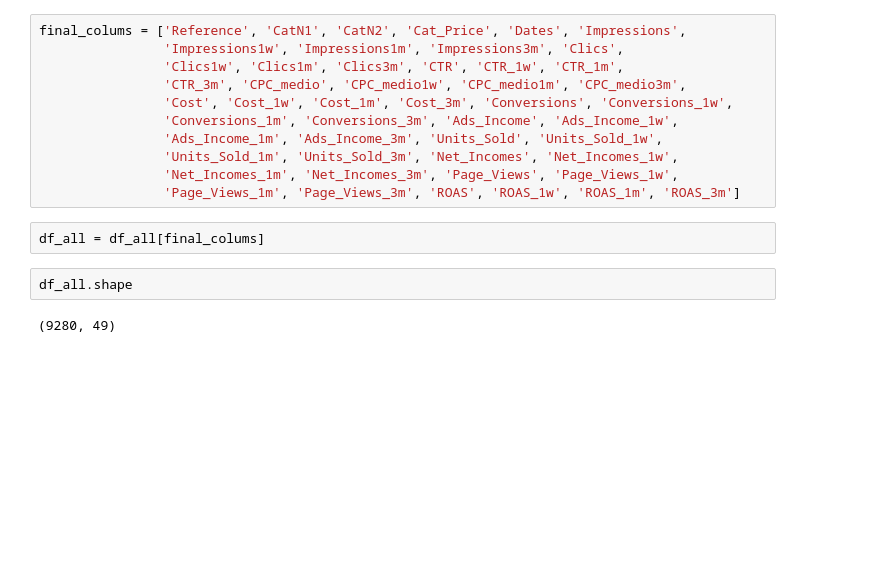
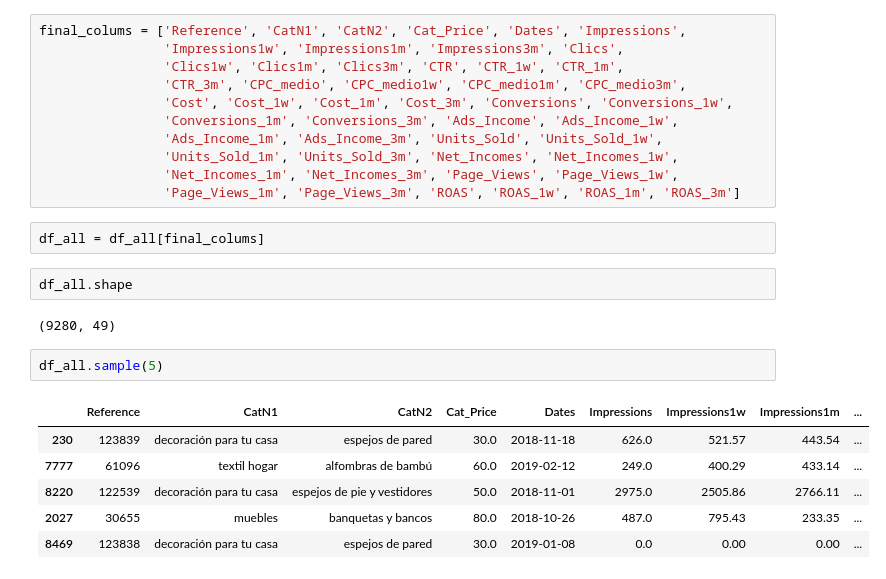
Before and after one commit to trimiguel/tfm, a Jupyter notebook: notebooks/C07_Final_Dataset.ipynb, the cells around one changed output. Drawn from its saved outputs; the diff is of its cells as text; blank space fills up the shorter version.

```diff
--- a/notebooks/C07_Final_Dataset.ipynb
+++ b/notebooks/C07_Final_Dataset.ipynb
@@ -746,3 +746,12 @@ df_all = df_all[final_colums]
 df_all.shape
 # %% [output]
 (9280, 49)
+# %%
+df_all.sample(5)
+# %% [output]
+|  | Reference | CatN1 | CatN2 | Cat_Price | Dates | Impressions | Impressions1w | Impressions1m | ... |
+| 230 | 123839 | decoración para tu casa | espejos de pared | 30.0 | 2018-11-18 | 626.0 | 521.57 | 443.54 | ... |
+| 7777 | 61096 | textil hogar | alfombras de bambú | 60.0 | 2019-02-12 | 249.0 | 400.29 | 433.14 | ... |
+| 8220 | 122539 | decoración para tu casa | espejos de pie y vestidores | 50.0 | 2018-11-01 | 2975.0 | 2505.86 | 2766.11 | ... |
+| 2027 | 30655 | muebles | banquetas y bancos | 80.0 | 2018-10-26 | 487.0 | 795.43 | 233.35 | ... |
+| 8469 | 123838 | decoración para tu casa | espejos de pared | 30.0 | 2019-01-08 | 0.0 | 0.00 | 0.00 | ... |
```
Also changed, not shown: parts of 2 cells of this notebook, 7 other files.
